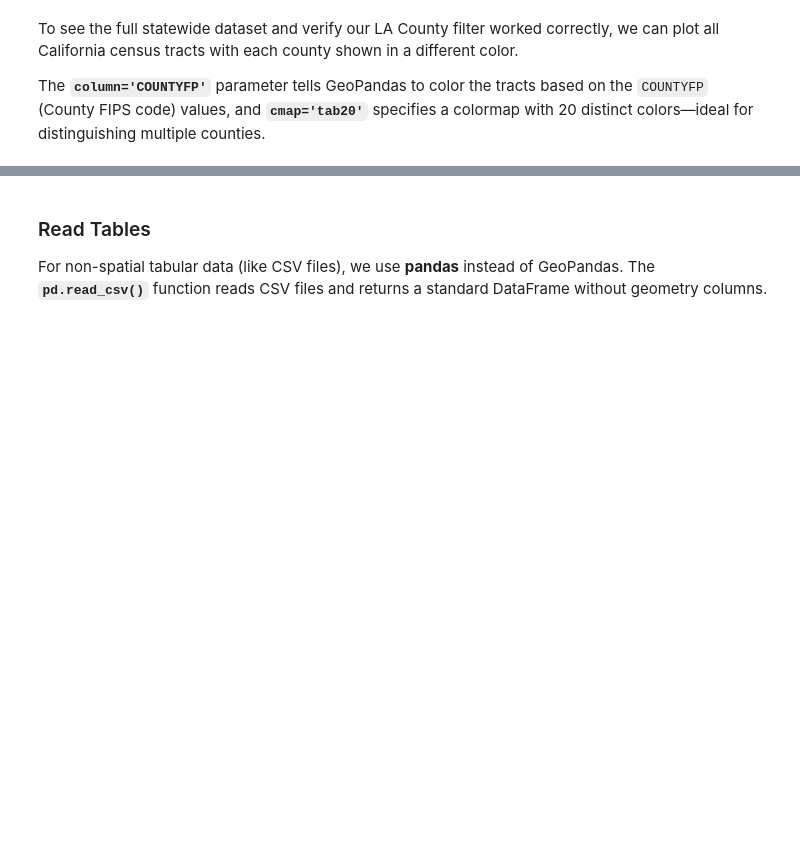
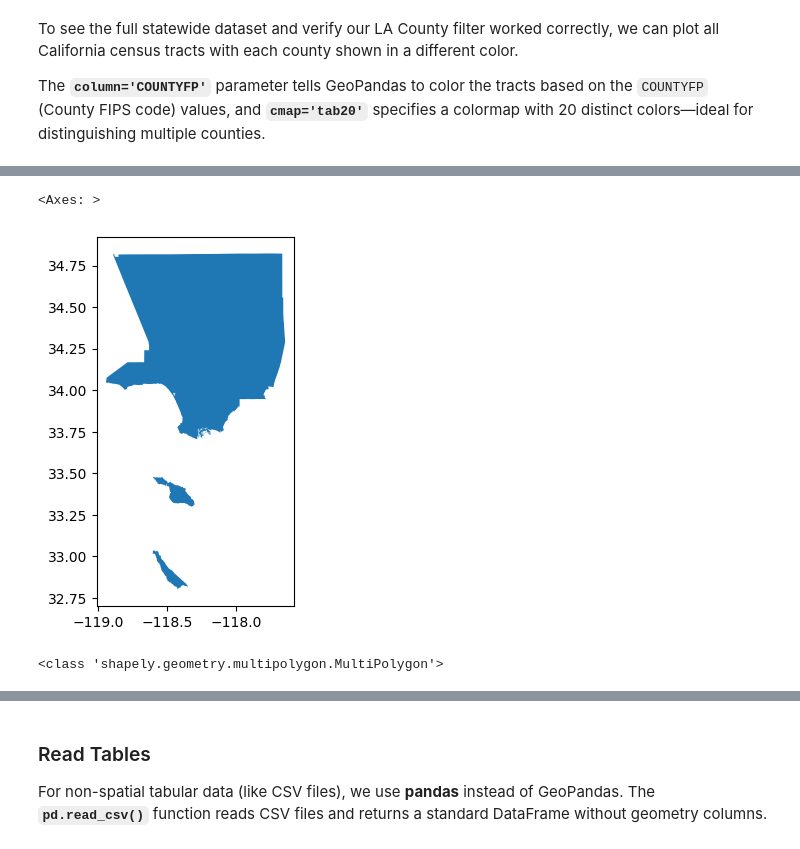
Before and after one commit to jingxuehan0707/ccgt-workshop-opensr-gis, a Jupyter notebook: open-source-gis-with-python.ipynb, the cells around one changed output, grey strips where cells are left out. Saved outputs shown, nothing was run; the diff lists cells and outputs as text; code cells hidden in the pictures; blank space fills up the shorter version.

```diff
--- a/open-source-gis-with-python.ipynb
+++ b/open-source-gis-with-python.ipynb
@@ -246,0 +386,14 @@ We use **`.union_all()`** to combine all geometries in the boundary GeoDataFrame
+# %%
+# Plot LA County Boundary
+la_county_boundary_gdf.plot()
+# %% [output]
+<Axes: >
+[figure, added]
+# %%
+# Get the geometry of the LA County boundary
+la_county_boundary_gdf.loc[0, 'geometry']
+
+# Print the geometry of the LA County boundary
+print(type(la_county_boundary_gdf.loc[0, 'geometry']))
+# %% [output]
+<class 'shapely.geometry.multipolygon.MultiPolygon'>
```
Also changed, not shown: parts of 39 cells of this notebook, 3 other files.
